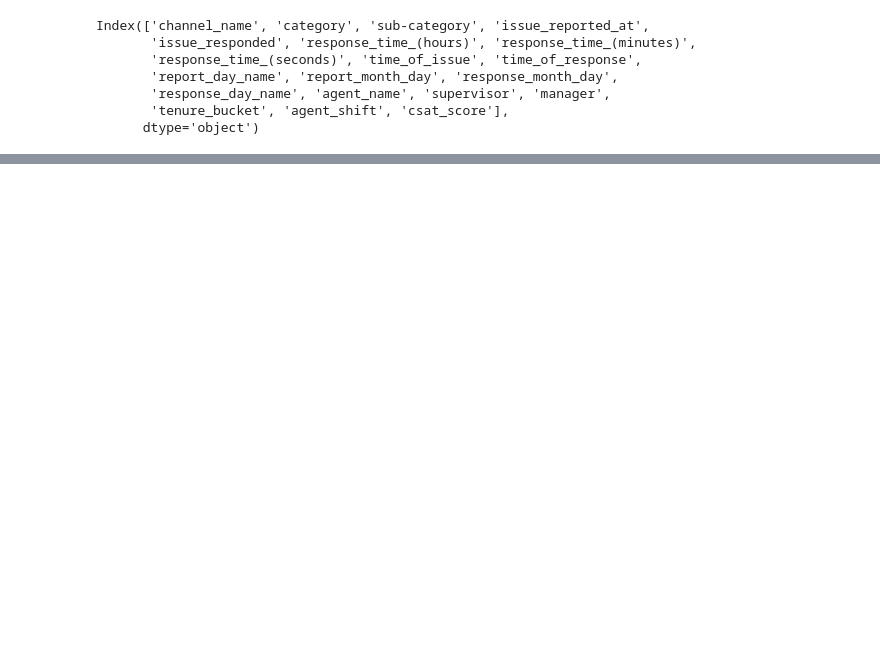
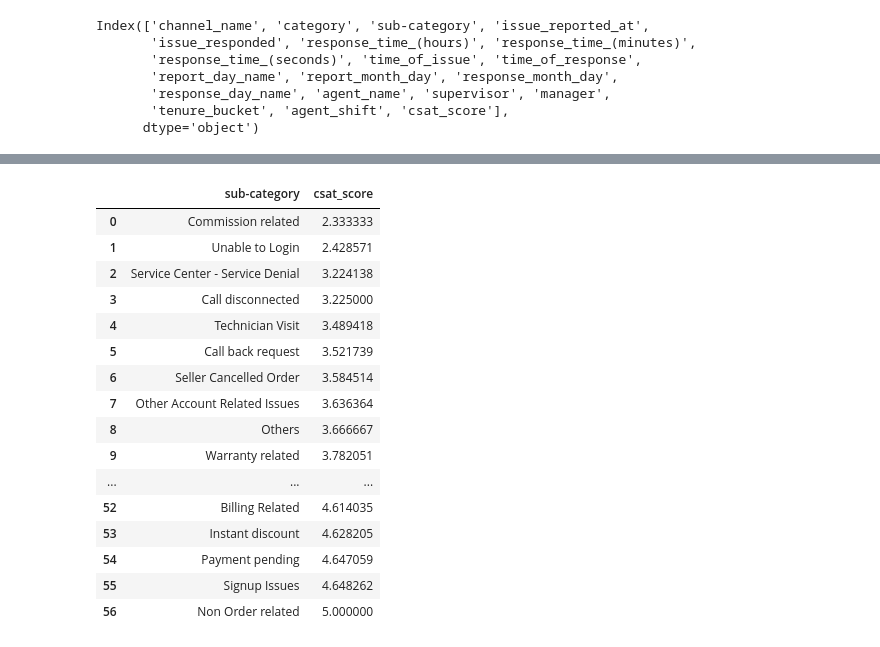
Before and after one commit to Danny-Dalo/Customer-Support-Data, a Jupyter notebook: analysis.ipynb, the cells around one changed output, grey strips where cells are left out. Cells and saved outputs as stored; diff of their text form; code cells hidden in the pictures; blank space fills up the shorter version.

```diff
--- a/analysis.ipynb
+++ b/analysis.ipynb
@@ -32,0 +103,22 @@ processed_data.groupby("channel_name")["csat_score"].mean().reset_index()
+# %%
+# all subcategories and their average CSAT scores in ascending order
+sub_cat_csat_score = processed_data.groupby("sub-category")["csat_score"].mean().sort_values(ascending=True).reset_index()
+sub_cat_csat_score
+# %% [output]
+|  | sub-category | csat_score |
+| 0 | Commission related | 2.333333 |
+| 1 | Unable to Login | 2.428571 |
+| 2 | Service Center - Service Denial | 3.224138 |
+| 3 | Call disconnected | 3.225000 |
+| 4 | Technician Visit | 3.489418 |
+| 5 | Call back request | 3.521739 |
+| 6 | Seller Cancelled Order | 3.584514 |
+| 7 | Other Account Related Issues | 3.636364 |
+| 8 | Others | 3.666667 |
+| 9 | Warranty related | 3.782051 |
+| ... | ... | ... |
+| 52 | Billing Related | 4.614035 |
+| 53 | Instant discount | 4.628205 |
+| 54 | Payment pending | 4.647059 |
+| 55 | Signup Issues | 4.648262 |
+| 56 | Non Order related | 5.000000 |
```
Also changed, not shown: parts of 6 cells of this notebook, 2 other files.
